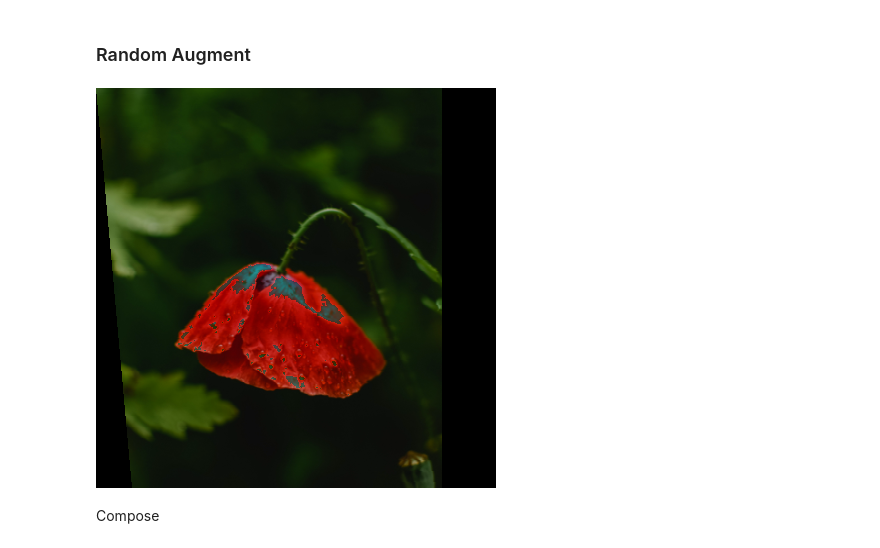
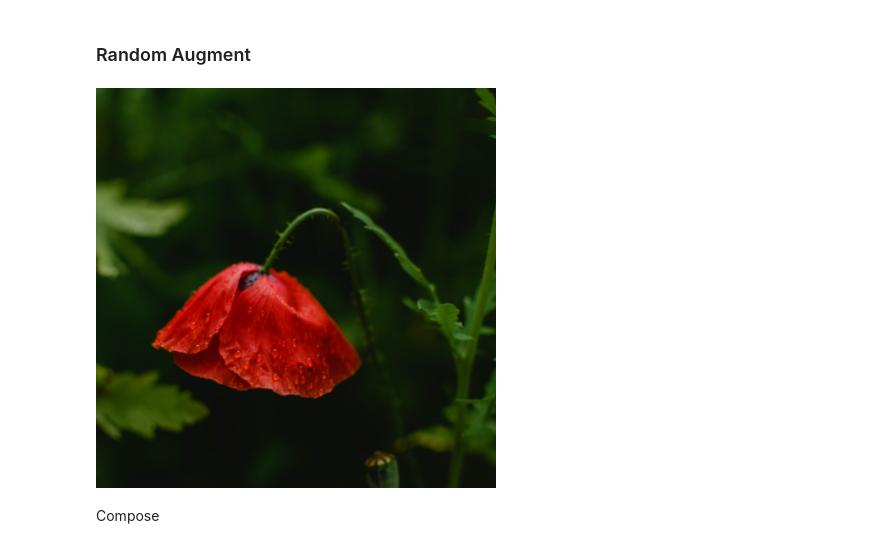
Before and after one commit to OliverThomaschewski/data_augmentation, a Jupyter notebook: data.ipynb, the cells around one changed output. Saved outputs shown, nothing was run; the diff lists cells and outputs as text; code cells hidden in the pictures.

```diff
--- a/data.ipynb
+++ b/data.ipynb
@@ -160,10 +160,10 @@ jitter_img
 # %% [markdown]
 ### Random Augment
 # %%
-rand_img = T.RandAugment(num_ops=5)(orig_img)
+rand_img = T.RandAugment(num_ops=2)(orig_img) # between 1 -25
 rand_img
 # %% [output]
-[figure, old version]
+[figure, new version]
 # %% [markdown]
 Compose
 # %%
```
Also changed, not shown: parts of 9 cells of this notebook.
